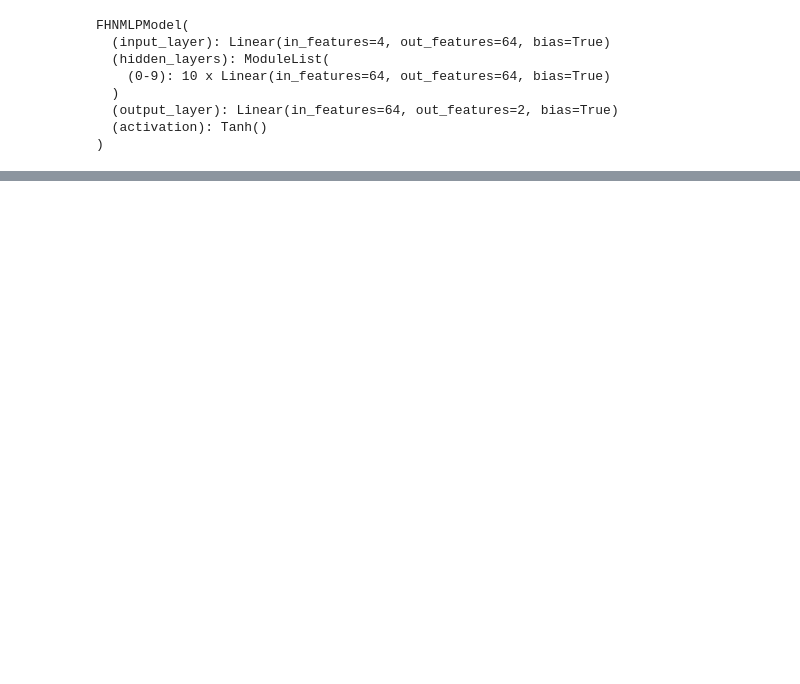
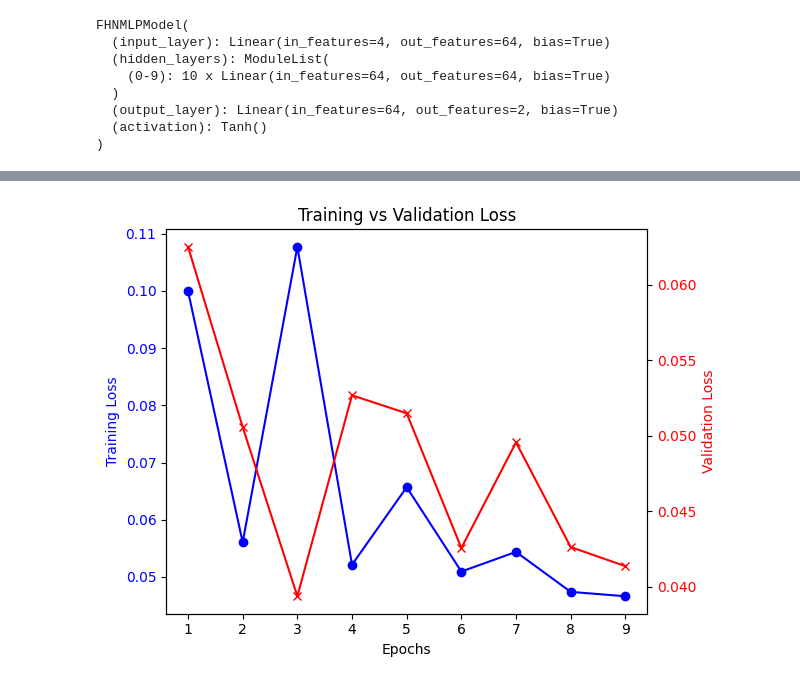
Before and after one commit to drcut/CSE-8803-SML, a Jupyter notebook: PINN_shraddha.ipynb, the cells around one changed output, grey strips where cells are left out. Saved outputs shown, nothing was run; the diff lists cells and outputs as text; code cells hidden in the pictures; blank space fills up the shorter version.

```diff
--- a/PINN_shraddha.ipynb
+++ b/PINN_shraddha.ipynb
@@ -502,0 +475,25 @@ Average Validation Loss: 0.0309
+# %%
+import matplotlib.pyplot as plt
+# Plot the training and validation losses
+fig, ax1 = plt.subplots()
+
+epochs = range(1, num_epochs + 1)
+# Plot training loss
+ax1.plot(epochs[:-1], training_losses[:-1], label='Training Loss',
+         color='blue', marker='o')
+ax1.set_xlabel('Epochs')
+ax1.set_ylabel('Training Loss', color='blue')
+ax1.tick_params(axis='y', labelcolor='blue')
+
+# Create a twin y-axis for validation loss
+ax2 = ax1.twinx()
+ax2.plot(epochs[:-1], validation_losses[:-1],
+         label='Validation Loss', color='red', marker='x')
+ax2.set_ylabel('Validation Loss', color='red')
+ax2.tick_params(axis='y', labelcolor='red')
+
+# Add a title and legend
+plt.title('Training vs Validation Loss')
+fig.tight_layout()  # Adjust layout to prevent overlapping
+# %% [output]
+[figure, added]
```
Also changed, not shown: parts of 8 cells of this notebook, 1 other file.
